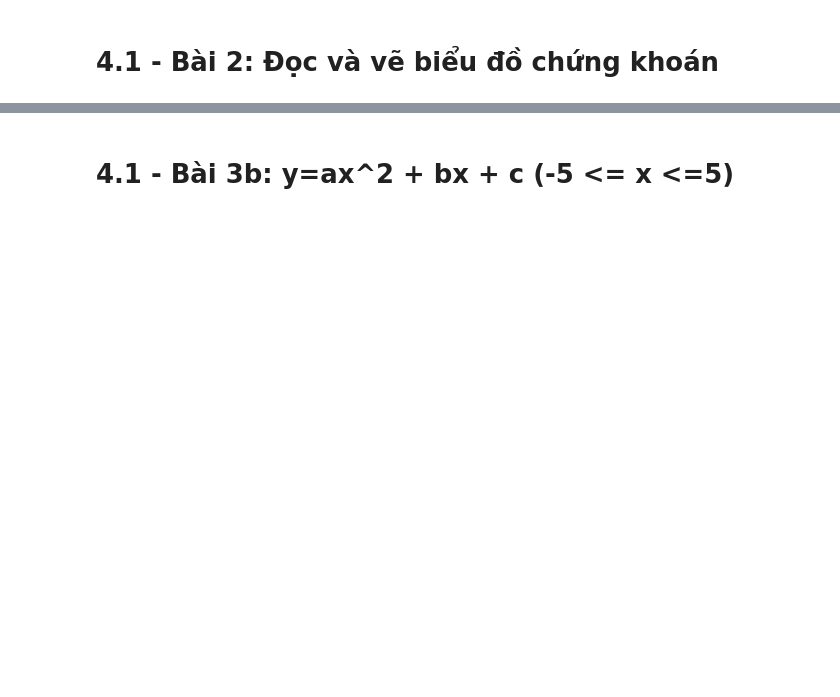
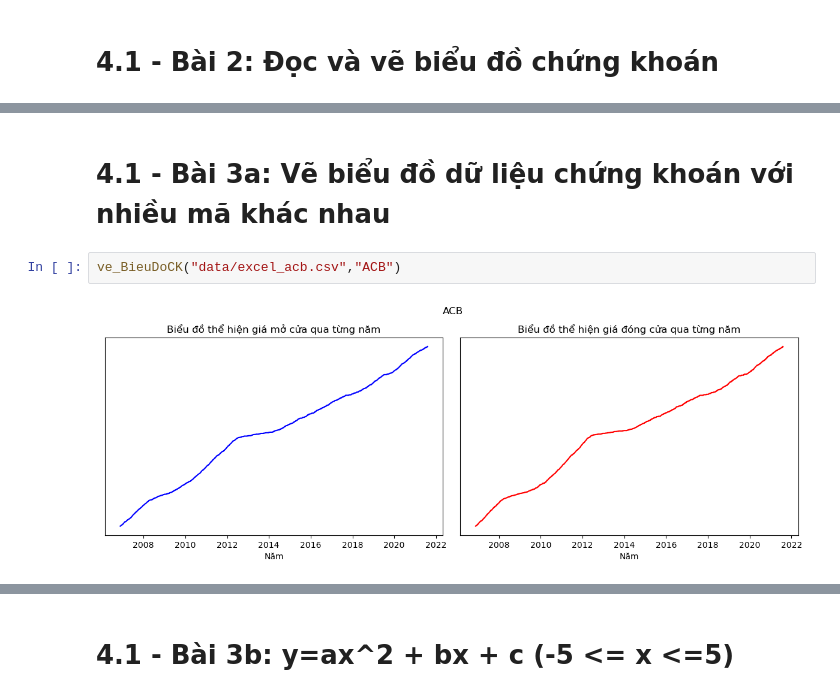
Before and after one commit to nguyenminhthuy/da-course-cybersoft, a Jupyter notebook: DA08_Wk4-1_NguyenMinhThuy.ipynb, the cells around one changed output, grey strips where cells are left out. Saved outputs shown, nothing was run; the diff lists cells and outputs as text; blank space fills up the shorter version.

```diff
--- a/DA08_Wk4-1_NguyenMinhThuy.ipynb
+++ b/DA08_Wk4-1_NguyenMinhThuy.ipynb
@@ -73,0 +71,6 @@ plt.show()
+# %% [markdown]
+# 4.1 - Bài 3a: Vẽ biểu đồ dữ liệu chứng khoán với nhiều mã khác nhau
+# %%
+ve_BieuDoCK("data/excel_acb.csv","ACB")
+# %% [output]
+[figure, added]
```
Also changed, not shown: parts of 15 cells of this notebook, 1 other file.
